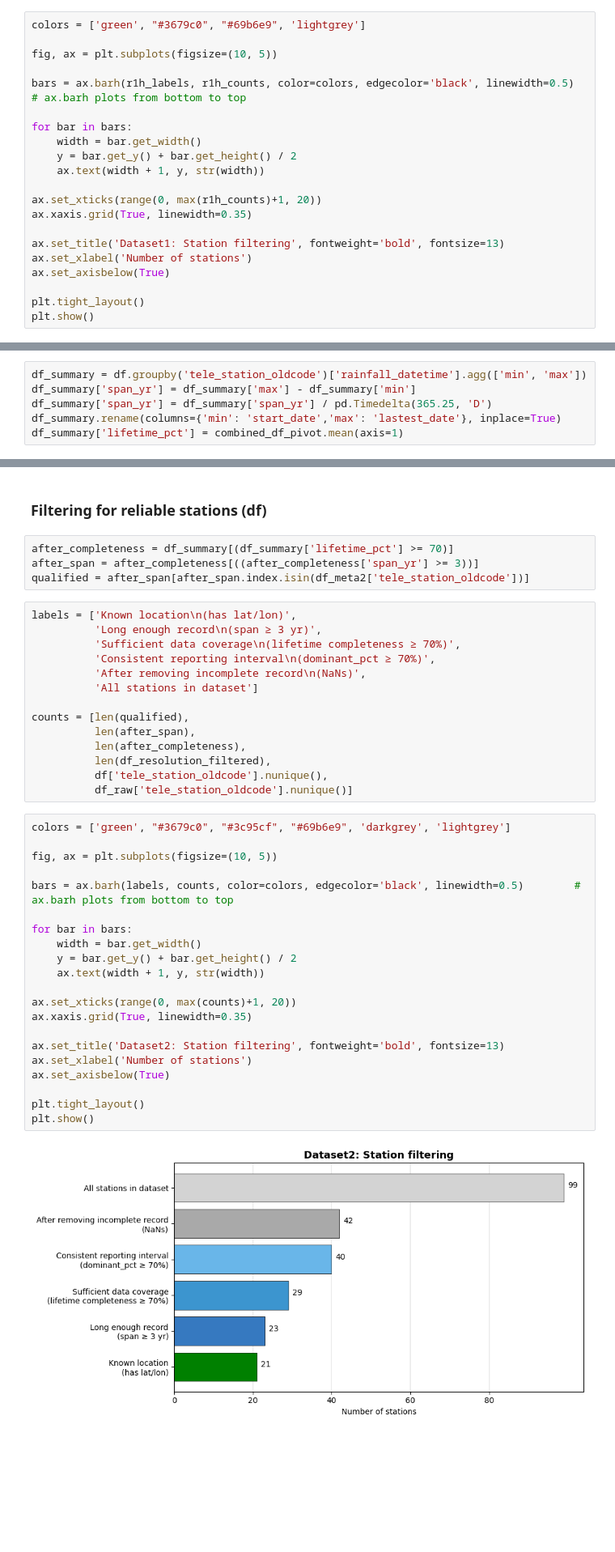
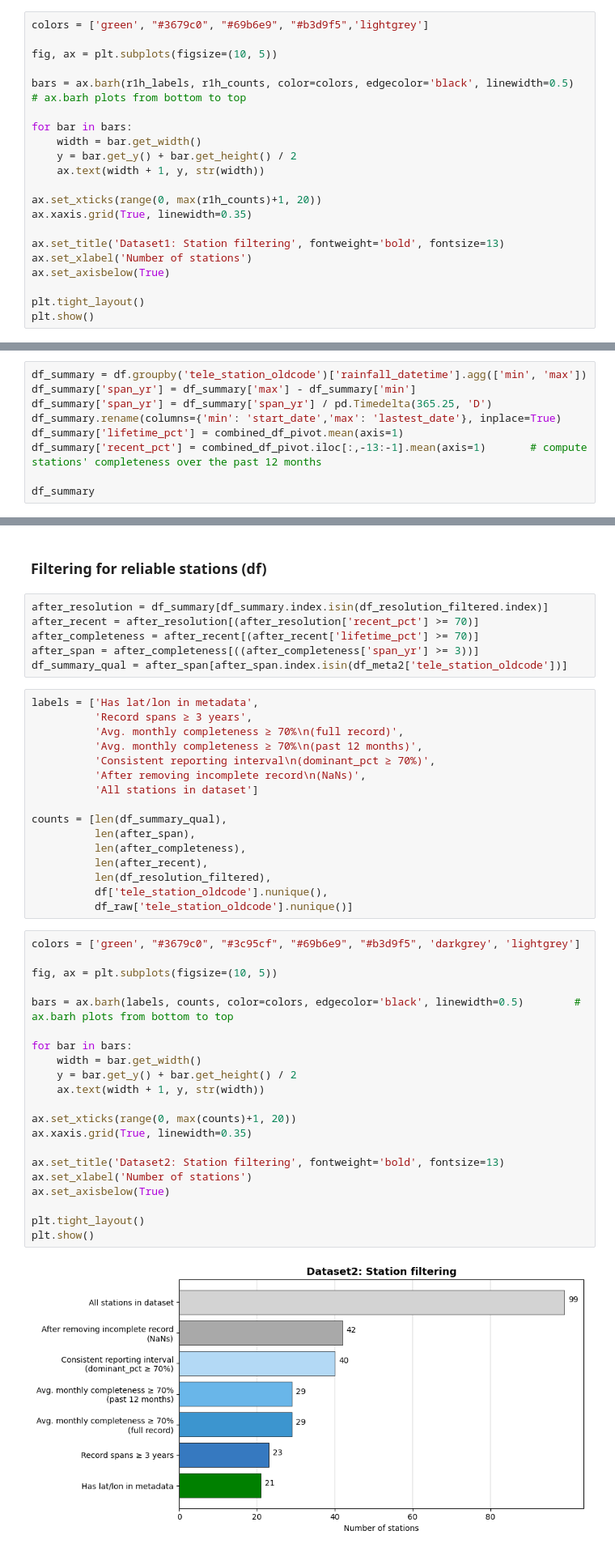
Before and after one commit to pongsakorn-onnim/rainfall_threshold_songkla, a Jupyter notebook: 01_exploratory_data_analysis.ipynb, the cells around one changed output, grey strips where cells are left out. Shown at 81% size. Saved outputs shown, nothing was run; the diff lists cells and outputs as text; blank space fills up the shorter version.

```diff
--- a/01_exploratory_data_analysis.ipynb
+++ b/01_exploratory_data_analysis.ipynb
@@ -562,6 +677,6 @@ r1h_counts = [len(r1h_qualified),
           df_r1h['tele_station_oldcode'].nunique()]
 # %%
-colors = ['green', "#3679c0", "#69b6e9", 'lightgrey']
+colors = ['green', "#3679c0", "#69b6e9", "#b3d9f5",'lightgrey']
 
 fig, ax = plt.subplots(figsize=(10, 5))
 
@@ -591,3 +706,6 @@ df_summary['span_yr'] = df_summary['max'] - df_summary['min']
 df_summary['span_yr'] = df_summary['span_yr'] / pd.Timedelta(365.25, 'D')
 df_summary.rename(columns={'min': 'start_date','max': 'lastest_date'}, inplace=True)
 df_summary['lifetime_pct'] = combined_df_pivot.mean(axis=1)
+df_summary['recent_pct'] = combined_df_pivot.iloc[:,-13:-1].mean(axis=1)       # compute stations' completeness over the past 12 months
+
+df_summary
@@ -615,46 +731,50 @@ df_summary
 # %% [markdown]
 ### Filtering for reliable stations (df)
 # %%
-after_completeness = df_summary[(df_summary['lifetime_pct'] >= 70)]
+after_resolution = df_summary[df_summary.index.isin(df_resolution_filtered.index)]
+after_recent = after_resolution[(after_resolution['recent_pct'] >= 70)]
+after_completeness = after_recent[(after_recent['lifetime_pct'] >= 70)]
 after_span = after_completeness[((after_completeness['span_yr'] >= 3))]
-qualified = after_span[after_span.index.isin(df_meta2['tele_station_oldcode'])]
+df_summary_qual = after_span[after_span.index.isin(df_meta2['tele_station_oldcode'])]
 # %%
-labels = ['Known location\n(has lat/lon)',
-          'Long enough record\n(span ≥ 3 yr)',
-          'Sufficient data coverage\n(lifetime completeness ≥ 70%)',
+labels = ['Has lat/lon in metadata',
+          'Record spans ≥ 3 years',
+          'Avg. monthly completeness ≥ 70%\n(full record)',
+          'Avg. monthly completeness ≥ 70%\n(past 12 months)',
           'Consistent reporting interval\n(dominant_pct ≥ 70%)',
           'After removing incomplete record\n(NaNs)',
           'All stations in dataset']
 
-counts = [len(qualified),
+counts = [len(df_summary_qual),
           len(after_span),
           len(after_completeness),
+          len(after_recent),
           len(df_resolution_filtered),
           df['tele_station_oldcode'].nunique(),
           df_raw['tele_station_oldcode'].nunique()]
 # %%
-colors = ['green', "#3679c0", "#3c95cf", "#69b6e9", 'darkgrey', 'lightgrey']
+colors = ['green', "#3679c0", "#3c95cf", "#69b6e9", "#b3d9f5", 'darkgrey', 'lightgrey']
 
 fig, ax = plt.subplots(figsize=(10, 5))
 
 bars = ax.barh(labels, counts, color=colors, edgecolor='black', linewidth=0.5)        # ax.barh plots from bottom to top
 
 for bar in bars:
     width = bar.get_width()
     y = bar.get_y() + bar.get_height() / 2
     ax.text(width + 1, y, str(width))
 
 ax.set_xticks(range(0, max(counts)+1, 20))
 ax.xaxis.grid(True, linewidth=0.35)
 
 ax.set_title('Dataset2: Station filtering', fontweight='bold', fontsize=13)
 ax.set_xlabel('Number of stations')
 ax.set_axisbelow(True)
 
 plt.tight_layout()
 plt.show()
 # %% [output]
-[figure, old version]
+[figure, new version]
 # %% [markdown]
 # Qualified Station Overlap
 # %%
```
Also changed, not shown: parts of 22 cells of this notebook.
